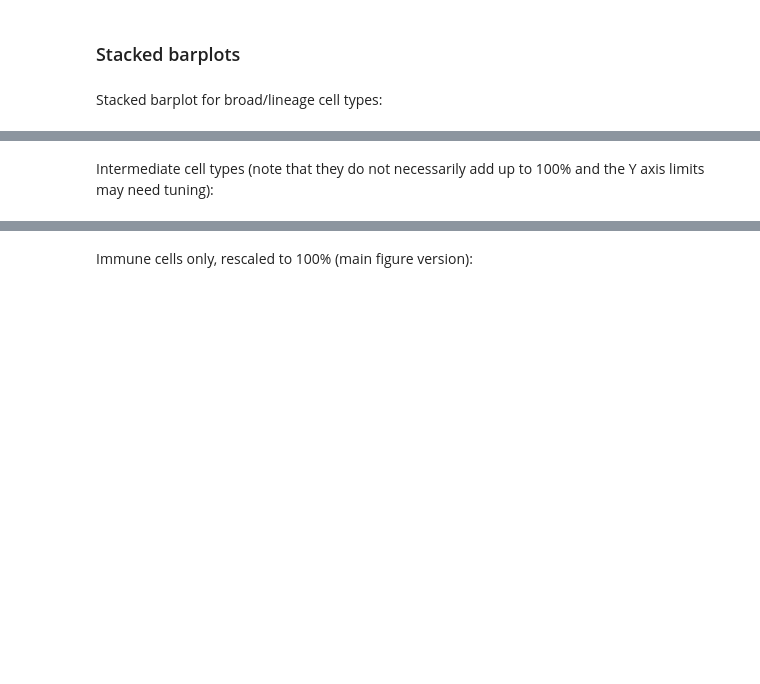
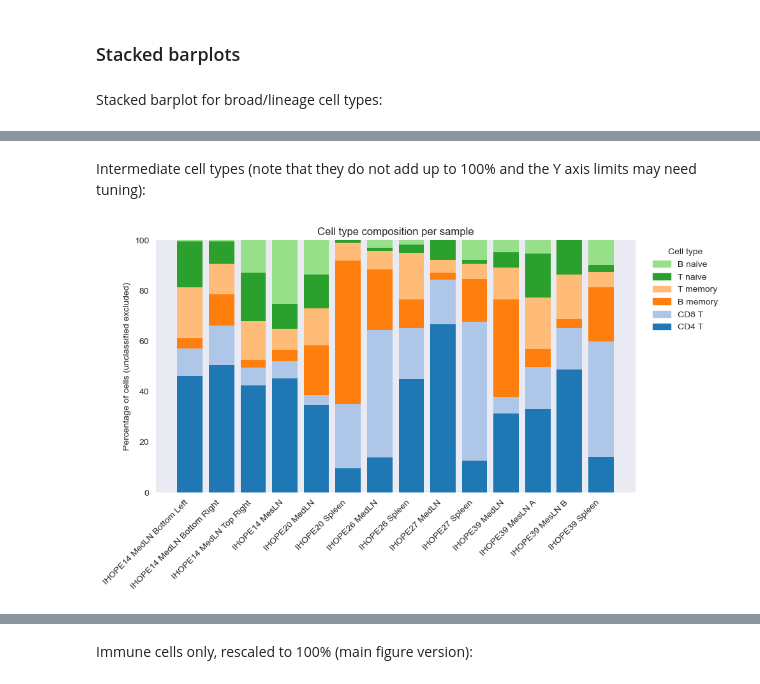
Before and after one commit to EmmyRamsesBerg/IHOPE_SpatialProteomics, a Jupyter notebook: notebooks/Sample_comparison_IHOPE.ipynb, the cells around one changed output, grey strips where cells are left out. Drawn from its saved outputs; the diff is of its cells as text; code cells hidden in the pictures; blank space fills up the shorter version.

Commit message:
Fixed lineage subset plots

```diff
--- a/notebooks/Sample_comparison_IHOPE.ipynb
+++ b/notebooks/Sample_comparison_IHOPE.ipynb
@@ -332,14 +349,16 @@ plot_celltype_stacked_barplot(
 # %% [markdown]
-Intermediate cell types (note that they do not necessarily add up to 100% and the Y axis limits may need tuning):
+Intermediate cell types (note that they do not add up to 100% and the Y axis limits may need tuning):
 # %%
 palette_intermediate = plot_celltype_stacked_barplot(
     df,
     levels=["intermediate"],
     x="sample",
     title="Cell type composition per sample",
     drop_unclassified=DROP_UNCLASSIFIED,
-    ylim = (0, 100)
+#    ylim = (0, 100)
 )
+# %% [output]
+[figure, added]
 # %%
 plot_celltype_stacked_barplot(
     df_tissue,
```
Also changed, not shown: parts of 6 cells of this notebook, 1 other file.
